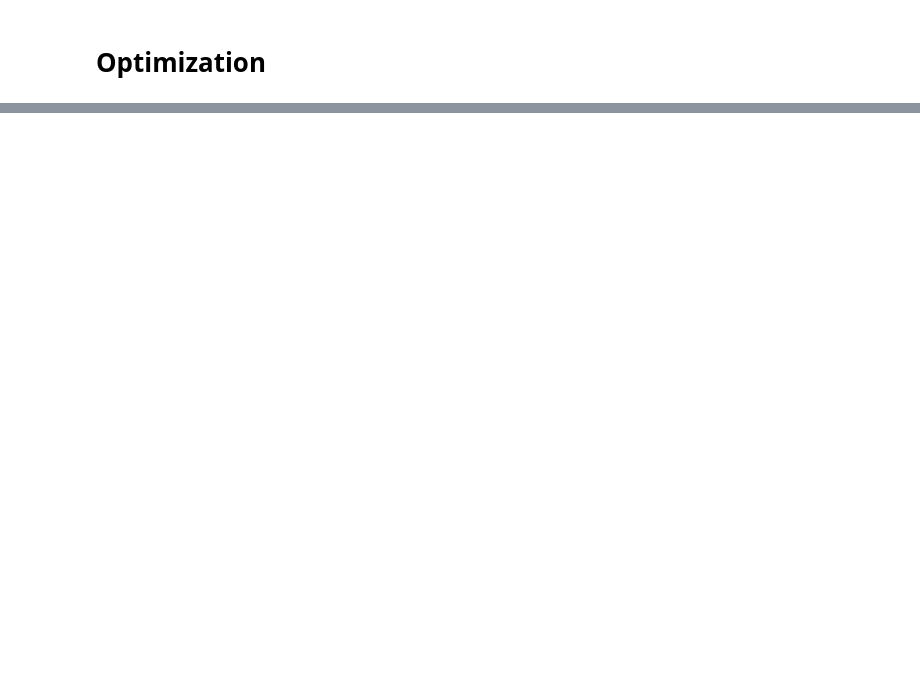
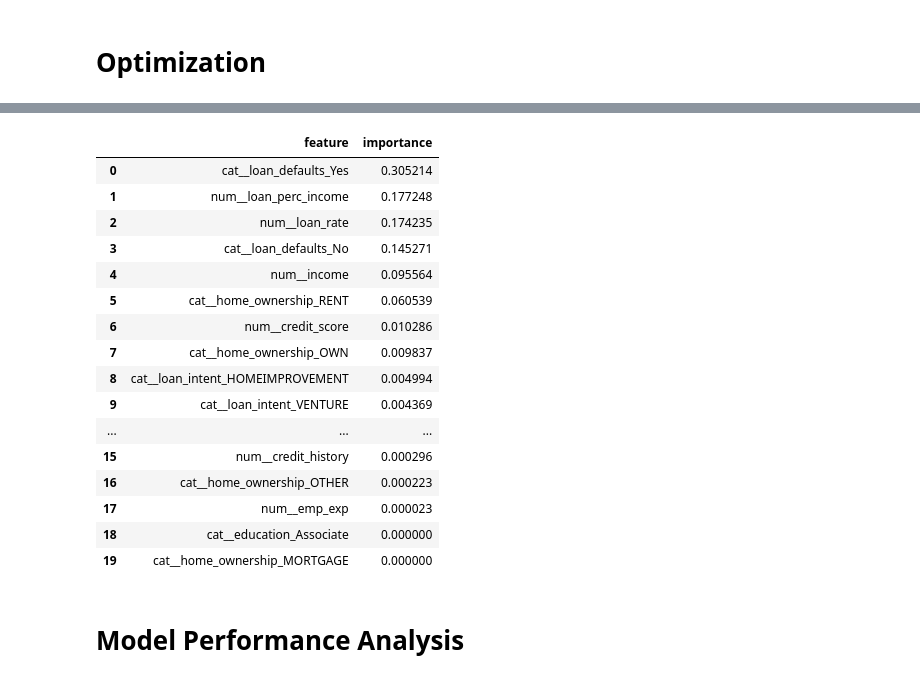
Before and after one commit to jemerson24/credit_risk_model, a Jupyter notebook: credit_risk_model.ipynb, the cells around one changed output, grey strips where cells are left out. Drawn from its saved outputs; the diff is of its cells as text; code cells hidden in the pictures; blank space fills up the shorter version.

```diff
--- a/credit_risk_model.ipynb
+++ b/credit_risk_model.ipynb
@@ -306,0 +223,34 @@ plot_expected_profit(results, best_threshold)
+# %%
+feature_names = pipeline.named_steps["prep"].get_feature_names_out()
+importances = pipeline.named_steps["model"].feature_importances_
+
+feature_importance = (
+    pd.DataFrame({
+        "feature": feature_names,
+        "importance": importances
+    })
+    .sort_values("importance", ascending=False)
+    .reset_index(drop=True)
+)
+
+feature_importance.head(20)
+# %% [output]
+|  | feature | importance |
+| 0 | cat__loan_defaults_Yes | 0.305214 |
+| 1 | num__loan_perc_income | 0.177248 |
+| 2 | num__loan_rate | 0.174235 |
+| 3 | cat__loan_defaults_No | 0.145271 |
+| 4 | num__income | 0.095564 |
+| 5 | cat__home_ownership_RENT | 0.060539 |
+| 6 | num__credit_score | 0.010286 |
+| 7 | cat__home_ownership_OWN | 0.009837 |
+| 8 | cat__loan_intent_HOMEIMPROVEMENT | 0.004994 |
+| 9 | cat__loan_intent_VENTURE | 0.004369 |
+| ... | ... | ... |
+| 15 | num__credit_history | 0.000296 |
+| 16 | cat__home_ownership_OTHER | 0.000223 |
+| 17 | num__emp_exp | 0.000023 |
+| 18 | cat__education_Associate | 0.000000 |
+| 19 | cat__home_ownership_MORTGAGE | 0.000000 |
+# %% [markdown]
+# Model Performance Analysis
```
Also changed, not shown: parts of 30 cells of this notebook.
